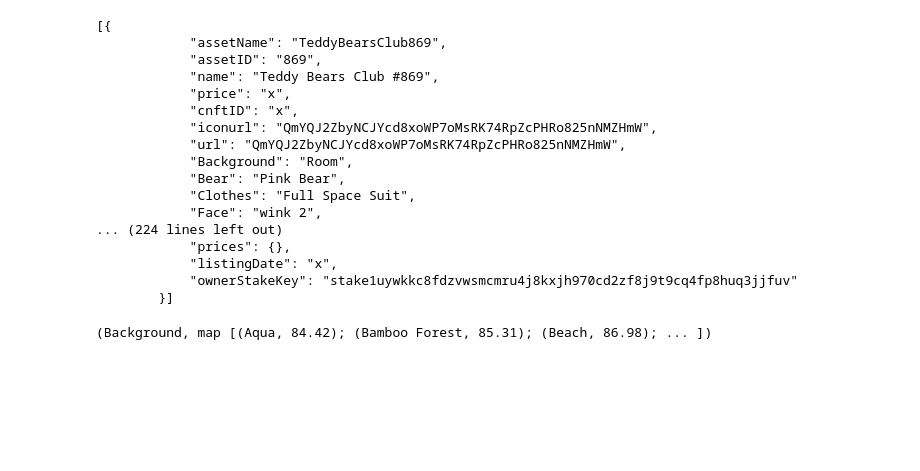
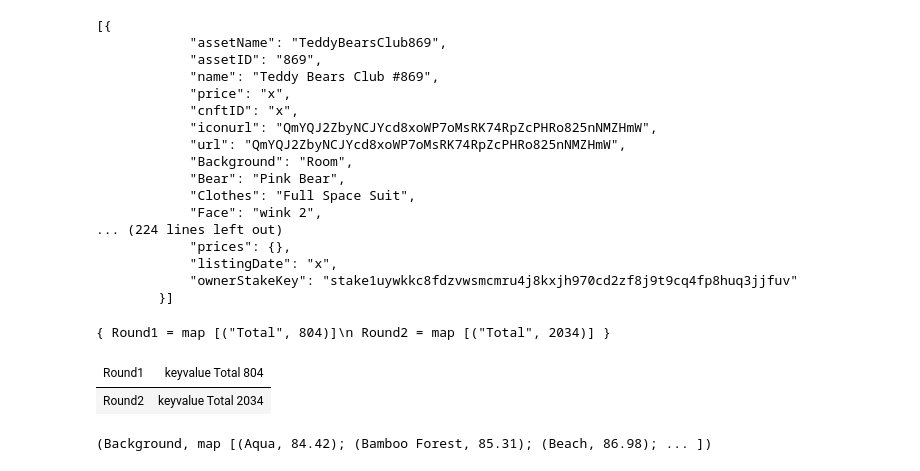
Before and after one commit to CML90/F-Web-Scraping, a Jupyter notebook: SwypNFTRewardsCalculations.ipynb, the cells around one changed output. Saved outputs shown, nothing was run; the diff lists cells and outputs as text; code cells hidden in the pictures; blank space fills up the shorter version.

Commit message:
chore: added table for total NFTs per round

```diff
--- a/SwypNFTRewardsCalculations.ipynb
+++ b/SwypNFTRewardsCalculations.ipynb
@@ -175,6 +175,22 @@ let processNFTTraits (nftTraits: NFTTraits) totalNfts =
 
 let r1ScoredTraits = processNFTTraits nftRound1Traits r1TotalNfts
 let r2ScoredTraits = processNFTTraits nftRound2Traits r2TotalNfts
+# %%
+type nftTotals = {
+    Round1: Map<string, int>
+    Round2: Map<string, int>
+    }
+
+let nftTotalsList = [
+    { Round1 = Map.ofList [("Total", 804)];
+    Round2 = Map.ofList [("Total", 2034)] }
+]
+
+nftTotalsList.[0]
+# %% [output]
+{ Round1 = map [("Total", 804)]\n Round2 = map [("Total", 2034)] }
+| Round1 | keyvalue Total 804 |
+| Round2 | keyvalue Total 2034 |
 # %%
 r2ScoredTraits.[0]
 # %% [output]
```
